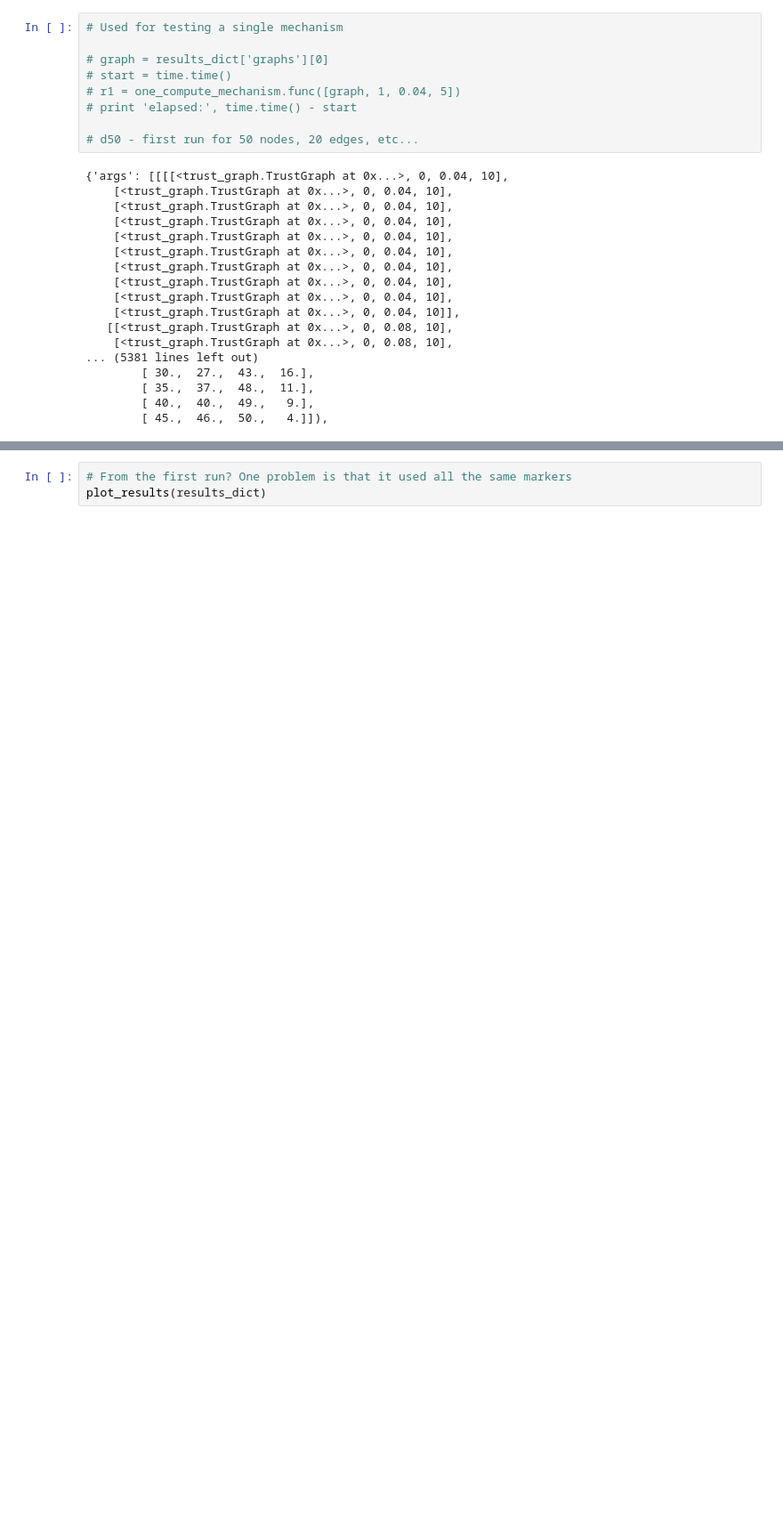
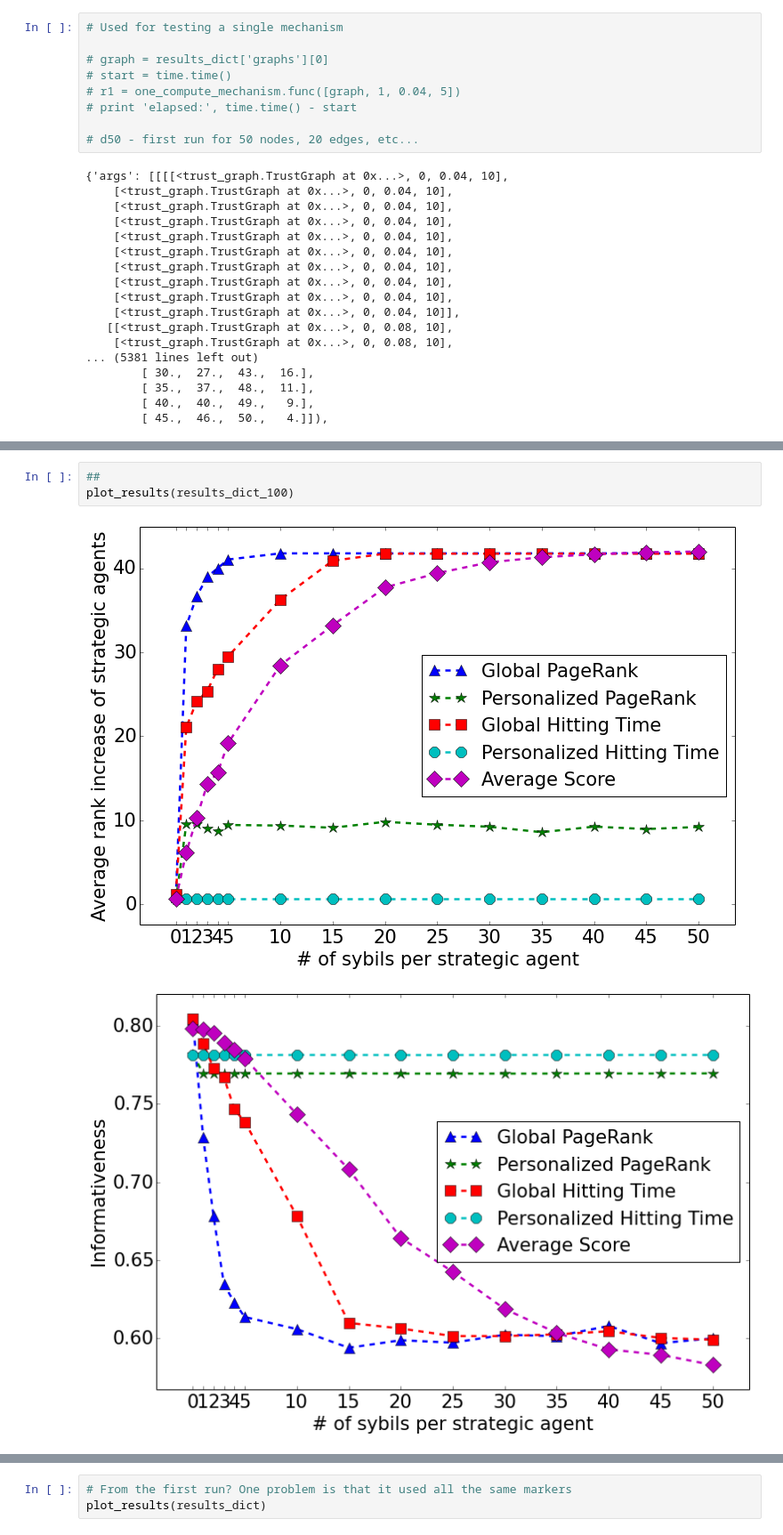
Before and after one commit to branliu0/transitive-trust-models, a Jupyter notebook: notebooks/2015-08-04 Eff & Avg Rank Change, Fixed % strategic, varying # of sybils.ipynb, the cells around one changed output, grey strips where cells are left out. Shown at 89% size. Cells and saved outputs as stored; diff of their text form; blank space fills up the shorter version.

```diff
--- a/notebooks/2015-08-04 Eff & Avg Rank Change, Fixed % strategic, varying # of sybils.ipynb
+++ b/notebooks/2015-08-04 Eff & Avg Rank Change, Fixed % strategic, varying # of sybils.ipynb
@@ -272,0 +296,6 @@ plot_results(results_dict)
+# %%
+##
+plot_results(results_dict_100)
+# %% [output]
+[figure, added]
+[figure, added]
```
Also changed, not shown: parts of 6 cells of this notebook, 2 other files.
